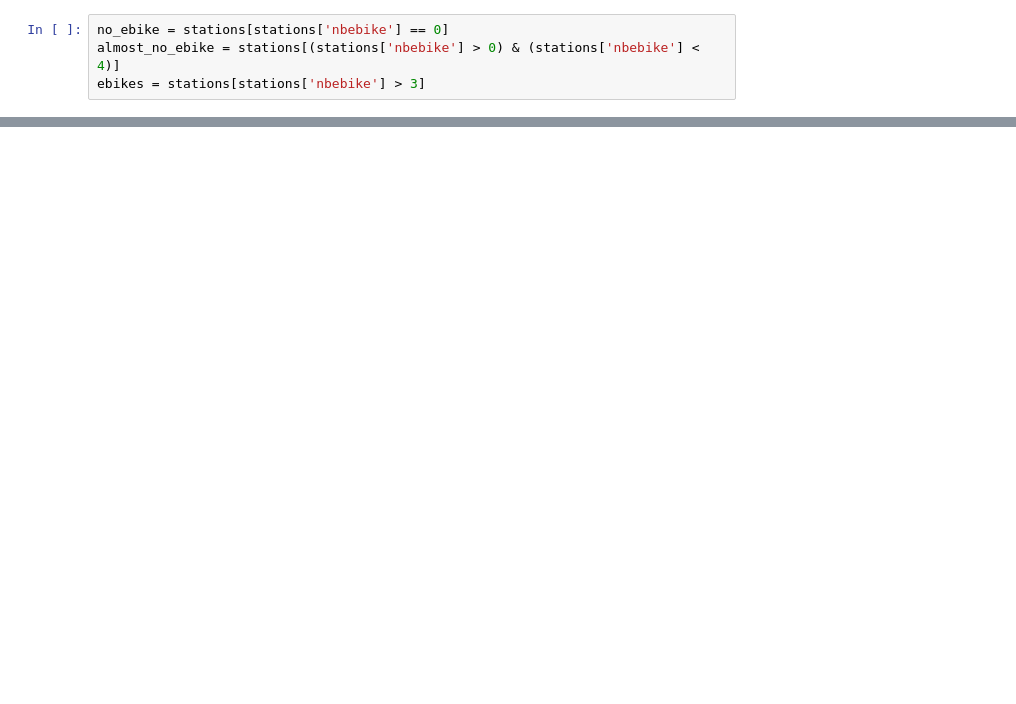
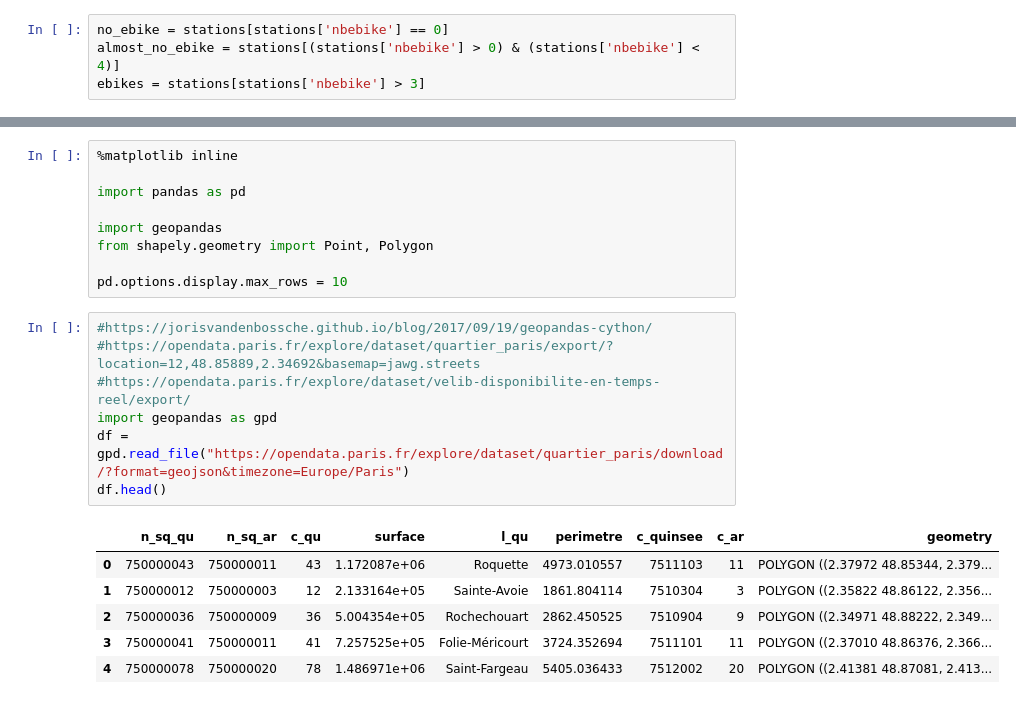
Before and after one commit to nlaille/xebicon19_velib, a Jupyter notebook: notebooks/velib_stations_usage.ipynb, the cells around one changed output, grey strips where cells are left out. Saved outputs shown, nothing was run; the diff lists cells and outputs as text; blank space fills up the shorter version.

Commit message:
Added support for geopandas analysis

```diff
--- a/notebooks/velib_stations_usage.ipynb
+++ b/notebooks/velib_stations_usage.ipynb
@@ -217,0 +224,23 @@ fig
+# %%
+%matplotlib inline
+
+import pandas as pd
+
+import geopandas
+from shapely.geometry import Point, Polygon
+
+pd.options.display.max_rows = 10
+# %%
+#https://jorisvandenbossche.github.io/blog/2017/09/19/geopandas-cython/
+#https://opendata.paris.fr/explore/dataset/quartier_paris/export/?location=12,48.85889,2.34692&basemap=jawg.streets
+#https://opendata.paris.fr/explore/dataset/velib-disponibilite-en-temps-reel/export/
+import geopandas as gpd
+df = gpd.read_file("https://opendata.paris.fr/explore/dataset/quartier_paris/download/?format=geojson&timezone=Europe/Paris")
+df.head()
+# %% [output]
+|  | n_sq_qu | n_sq_ar | c_qu | surface | l_qu | perimetre | c_quinsee | c_ar | geometry |
+| 0 | 750000043 | 750000011 | 43 | 1.172087e+06 | Roquette | 4973.010557 | 7511103 | 11 | POLYGON ((2.37972 48.85344, 2.379... |
+| 1 | 750000012 | 750000003 | 12 | 2.133164e+05 | Sainte-Avoie | 1861.804114 | 7510304 | 3 | POLYGON ((2.35822 48.86122, 2.356... |
+| 2 | 750000036 | 750000009 | 36 | 5.004354e+05 | Rochechouart | 2862.450525 | 7510904 | 9 | POLYGON ((2.34971 48.88222, 2.349... |
+| 3 | 750000041 | 750000011 | 41 | 7.257525e+05 | Folie-Méricourt | 3724.352694 | 7511101 | 11 | POLYGON ((2.37010 48.86376, 2.366... |
+| 4 | 750000078 | 750000020 | 78 | 1.486971e+06 | Saint-Fargeau | 5405.036433 | 7512002 | 20 | POLYGON ((2.41381 48.87081, 2.413... |
```
Also changed, not shown: parts of 10 cells of this notebook, 13 other files.
